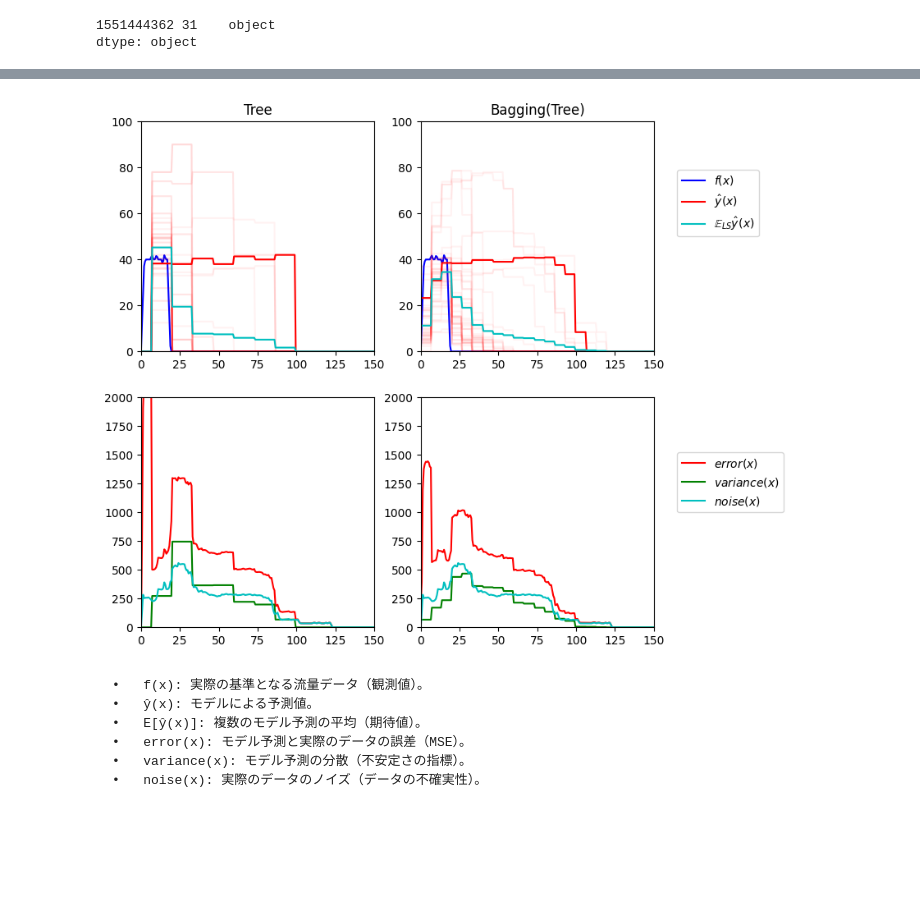
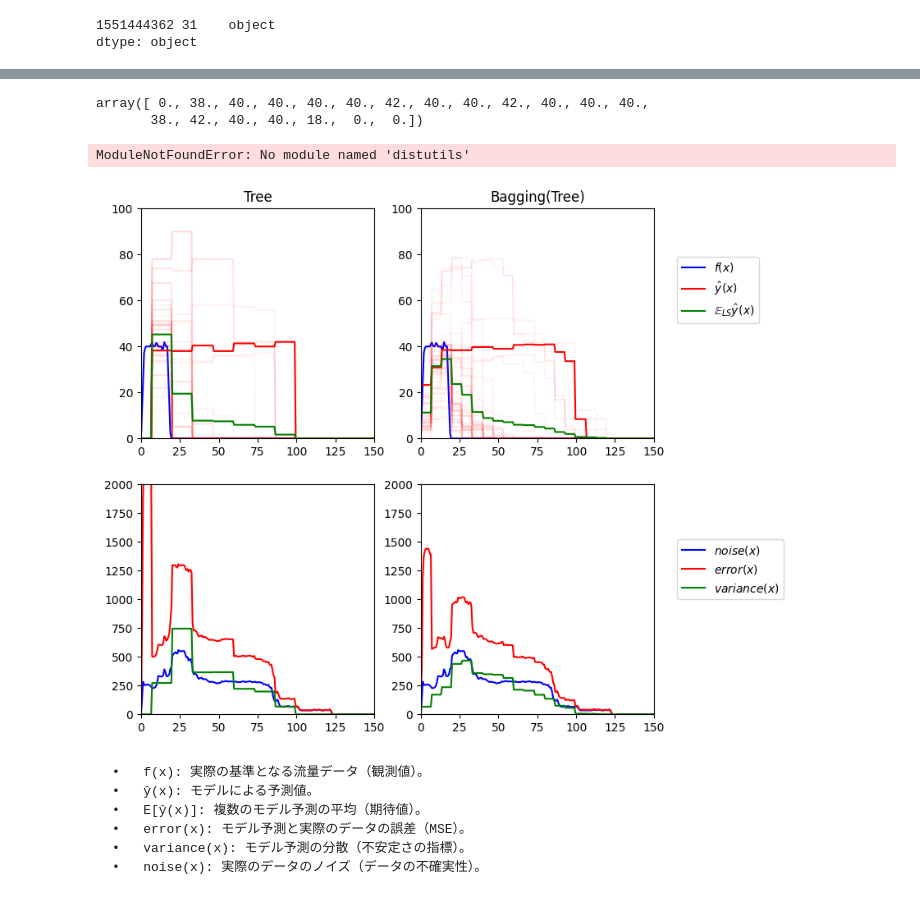
Before and after one commit to Tarantula-Community/EL-WaterDemandTS, a Jupyter notebook: Bagging.ipynb, the cells around one changed output, grey strips where cells are left out. Saved outputs shown, nothing was run; the diff lists cells and outputs as text; code cells hidden in the pictures; blank space fills up the shorter version.

Commit message:
visualized

```diff
--- a/Bagging.ipynb
+++ b/Bagging.ipynb
@@ -98,0 +162,3 @@ dtype: object
+# %%
+X = np.linspace(0, 650, 1000)# 0から650までの範囲を等間隔に3つの値に分割する関数
+print(linfunc(X))
@@ -99,3 +183,34 @@ dtype: object
+# %%
+ts[:,1]
+# %% [output]
+array([ 0., 38., 40., 40., 40., 40., 42., 40., 40., 42., 40., 40., 40.,
+       38., 42., 40., 40., 18.,  0.,  0.])
+# %%
+from scipy.interpolate import interp1d
+import numpy as np
+import matplotlib.pyplot as plt
+import japanize_matplotlib
+
+# 既知のデータ (時刻と対応する流量)
+x_known = np.array([0, 1, 2, 3])
+y_known = np.array([0, 10, 40, 2])
+
+# 線形補間関数の作成
+linfunc = interp1d(x_known, y_known)
+
+# 補間するための新しい時刻
+x_new = np.linspace(0, 3, 10)  # 0 から 3 までを 10 等分する
+
+# 補間結果を取得
+y_new = linfunc(x_new)
+
+# プロット
+plt.plot(x_known, y_known, 'o', label='得られているデータ')  # 元データ点
+plt.plot(x_new, y_new, '-', label='線形補間したもの')  # 補間されたデータ
+plt.legend()
+plt.show()
+# %% [output]
+ModuleNotFoundError: No module named 'distutils'
 # %%
 # ランダム関数のseedを固定
 np.random.seed(1)
@@ -141,7 +256,7 @@ def f(x, iteration):
     interp1d 関数を用いて、時系列データの時間と流量に基づく線形補間関数を作成します。この補間関数は、任意の時刻 x に対して対応する流量を返します。
 	関数の戻り値として、この補間関数を x に適用して、補間された値が返されます。
     '''
-    linfunc = interp1d(ts[:,0], ts[:,1])
+    linfunc = interp1d(ts[:,0], ts[:,1]) # 時間と流量の関係性を元に関数を作成。任意の時間における流量を出せるような関数になっている。
     return linfunc(x)
 
 
@@ -152,7 +267,7 @@ def generate(n_samples, n_repeat=1):
     np.linspace を使用して、0から650までの範囲で等間隔に n_samples 個のサンプルを生成し、
     X に格納します。X は、補間に使用される時間データです。
     '''
-    X = np.linspace(0, 650, n_samples)
+    X = np.linspace(0, 650, n_samples) # 0から650までの範囲で、n_sample個分等間隔に分割する。
 
     '''
     n_repeat が 1 の場合、f 関数を使用して y の値を生成します。
@@ -160,7 +275,7 @@ def generate(n_samples, n_repeat=1):
     np.random.randintで1~len(ts_files)までの数値をランダムに1つ取得。この数値を使ってts_filesのなかにある時系列データファイルをランダムに選択する。
     '''
     if n_repeat == 1:
-        y = f(X, np.random.randint(1, len(ts_files)))
+        y = f(X, np.random.randint(1, len(ts_files))) # 線形補間するf関数を使って、任意の秒数Xに対応する流量のデータをyとしている。
     else:
         '''
         n_repeat が 1 以外の場合、y を n_samples x n_repeat の形の配列として初期化し、
@@ -224,36 +339,37 @@ for n, (name, estimator) in enumerate(estimators):
     plt.plot(X_test, f(X_test,-1), "b", label="$f(x)$")
     for i in range(n_repeat):
         if i == 0:
             plt.plot(X_test, y_predict[:, i], "r", label=r"$\^y(x)$")
         else:
             plt.plot(X_test, y_predict[:, i], "r", alpha=0.05)
 
-    plt.plot(X_test, np.mean(y_predict, axis=1), "c",
+    plt.plot(X_test, np.mean(y_predict, axis=1), "g",
              label=r"$\mathbb{E}_{LS} \^y(x)$")
 
     # 350 → 150に変更
     plt.xlim([0, 150])
     plt.ylim([0, 100])
     plt.title(name)
 
     if n == n_estimators - 1:
         plt.legend(loc=(1.1, .5))
 
     plt.subplot(2, n_estimators, n_estimators + n + 1)
+    plt.plot(X_test, y_noise, "b", label="$noise(x)$")
     plt.plot(X_test, y_error, "r", label="$error(x)$")
     plt.plot(X_test, y_var, "g", label="$variance(x)$"),
-    plt.plot(X_test, y_noise, "c", label="$noise(x)$")
+
 
     plt.xlim([0, 150])
     plt.ylim([0, 2000])
     if n == n_estimators - 1:
 
         plt.legend(loc=(1.1, .5))
 
 plt.subplots_adjust(right=.75)
 plt.show()
 # %% [output]
-[figure, old version]
+[figure, new version]
 # %% [markdown]
 	•	f(x): 実際の基準となる流量データ（観測値）。
 	•	ŷ(x): モデルによる予測値。
```
Also changed, not shown: parts of 8 cells of this notebook, 3 other files.
